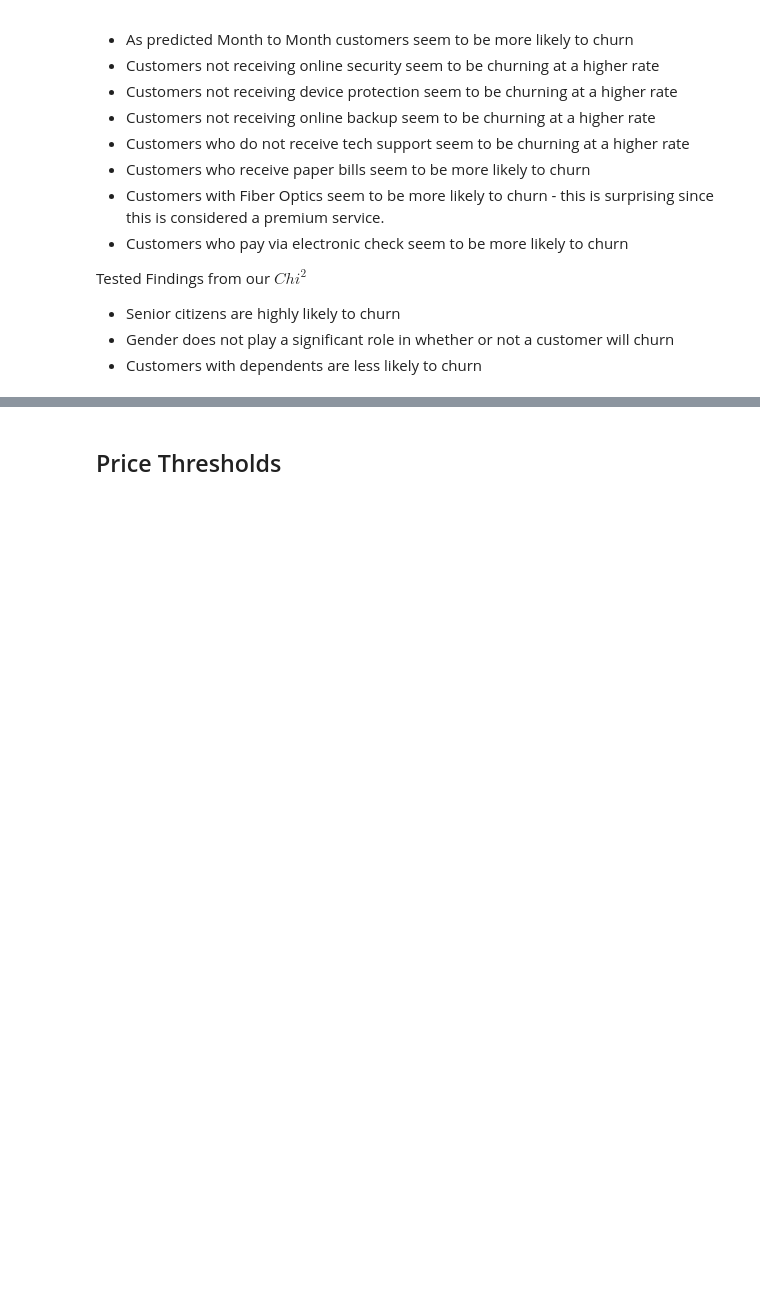
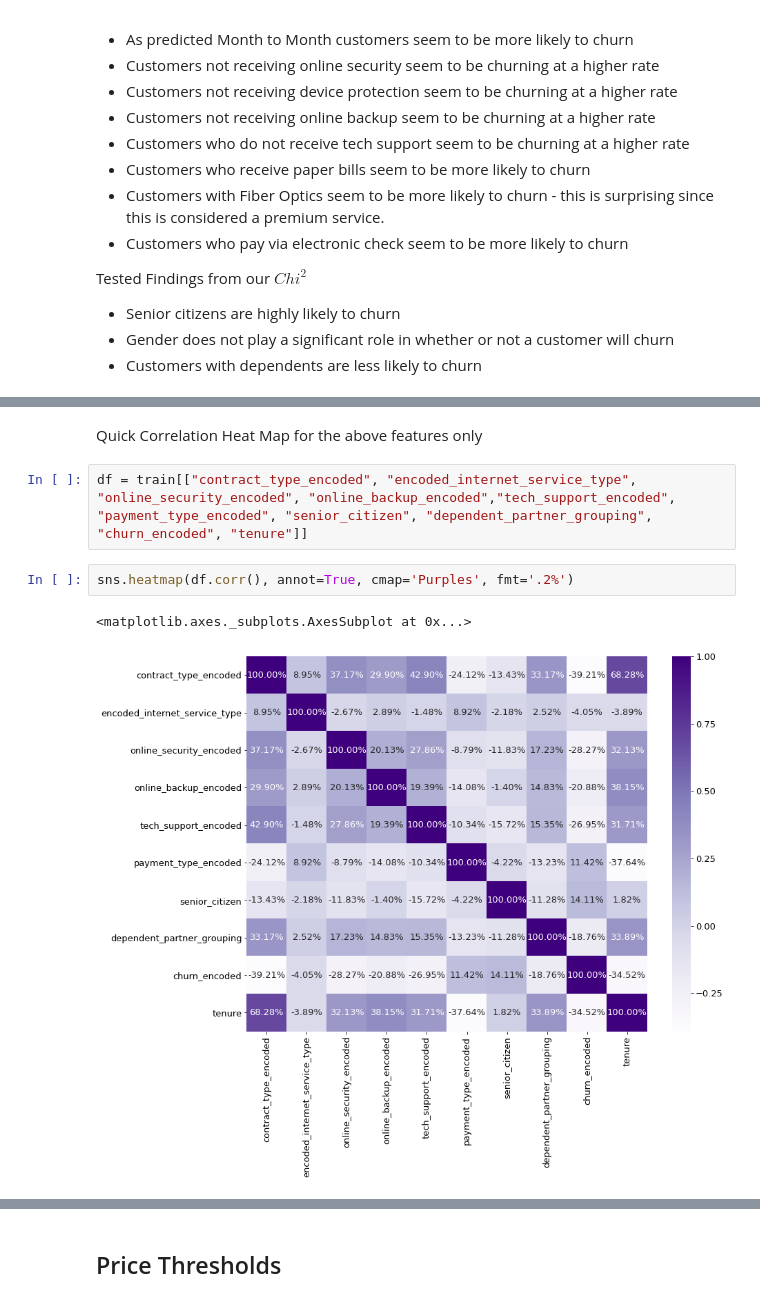
Before and after one commit to Churning-Up-the-Heat/classification-project, a Jupyter notebook: customers_churning_final.ipynb, the cells around one changed output, grey strips where cells are left out. Drawn from its saved outputs; the diff is of its cells as text; blank space fills up the shorter version.

```diff
--- a/customers_churning_final.ipynb
+++ b/customers_churning_final.ipynb
@@ -376,0 +576,9 @@ Tested Findings from our $Chi^2$
+# %% [markdown]
+Quick Correlation Heat Map for the above features only
+# %%
+df = train[["contract_type_encoded", "encoded_internet_service_type", "online_security_encoded", "online_backup_encoded","tech_support_encoded", "payment_type_encoded", "senior_citizen", "dependent_partner_grouping", "churn_encoded", "tenure"]]
+# %%
+sns.heatmap(df.corr(), annot=True, cmap='Purples', fmt='.2%')
+# %% [output]
+<matplotlib.axes._subplots.AxesSubplot at 0x...>
+[figure, added]
```
Also changed, not shown: parts of 58 cells of this notebook.
